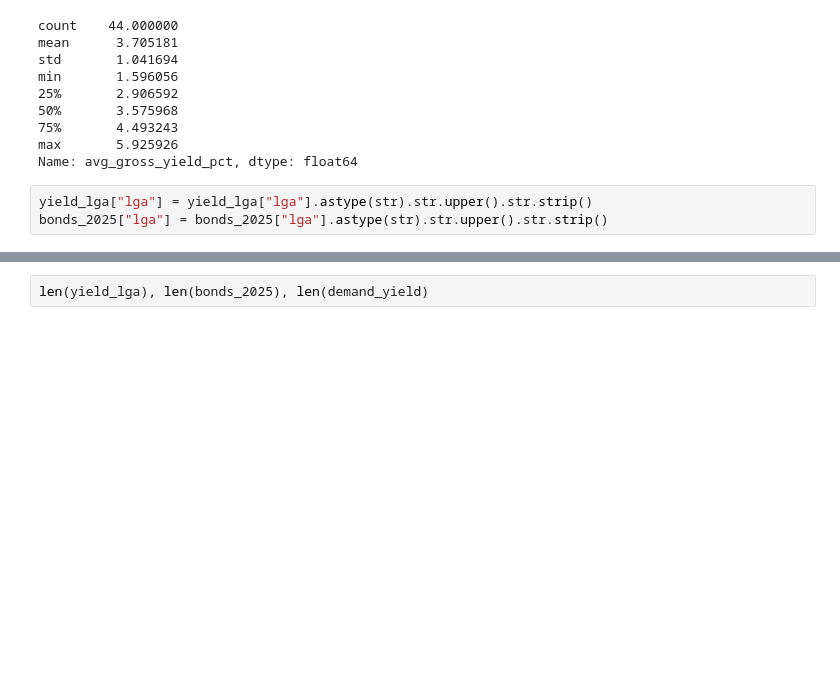
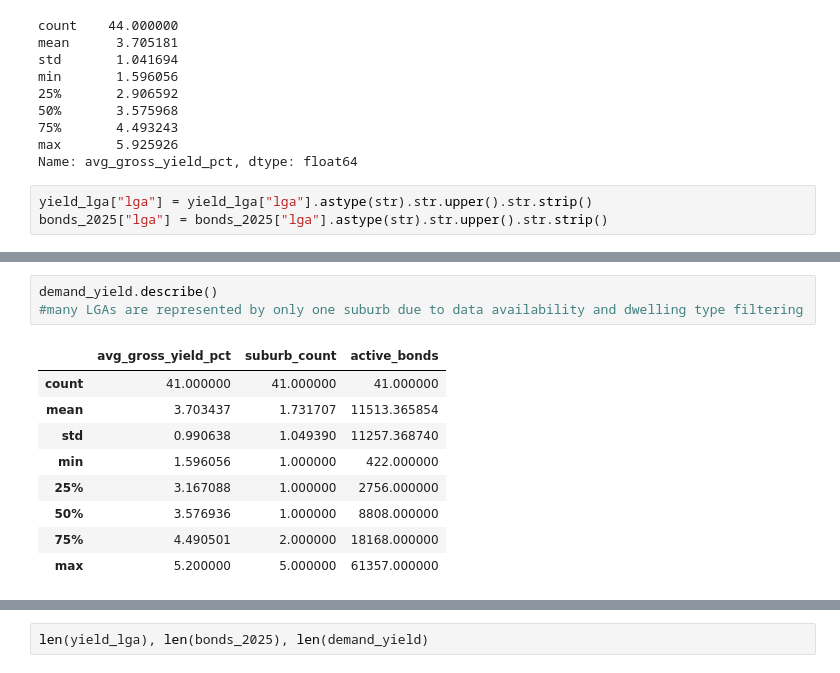
Before and after one commit to trabibi/melbourne-property-intelligence, a Jupyter notebook: notebooks/05_vacancy_and_demand_analysis.ipynb, the cells around one changed output, grey strips where cells are left out. Saved outputs shown, nothing was run; the diff lists cells and outputs as text; blank space fills up the shorter version.

```diff
--- a/notebooks/05_vacancy_and_demand_analysis.ipynb
+++ b/notebooks/05_vacancy_and_demand_analysis.ipynb
@@ -431,0 +436,13 @@ demand_yield.head()
+# %%
+demand_yield.describe()
+#many LGAs are represented by only one suburb due to data availability and dwelling type filtering
+# %% [output]
+|  | avg_gross_yield_pct | suburb_count | active_bonds |
+| count | 41.000000 | 41.000000 | 41.000000 |
+| mean | 3.703437 | 1.731707 | 11513.365854 |
+| std | 0.990638 | 1.049390 | 11257.368740 |
+| min | 1.596056 | 1.000000 | 422.000000 |
+| 25% | 3.167088 | 1.000000 | 2756.000000 |
+| 50% | 3.576936 | 1.000000 | 8808.000000 |
+| 75% | 4.490501 | 2.000000 | 18168.000000 |
+| max | 5.200000 | 5.000000 | 61357.000000 |
```
Also changed, not shown: parts of 15 cells of this notebook.
